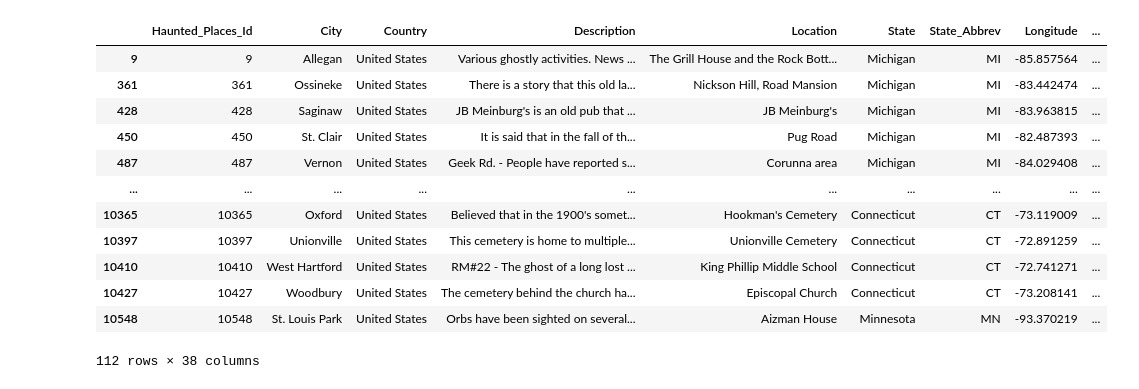
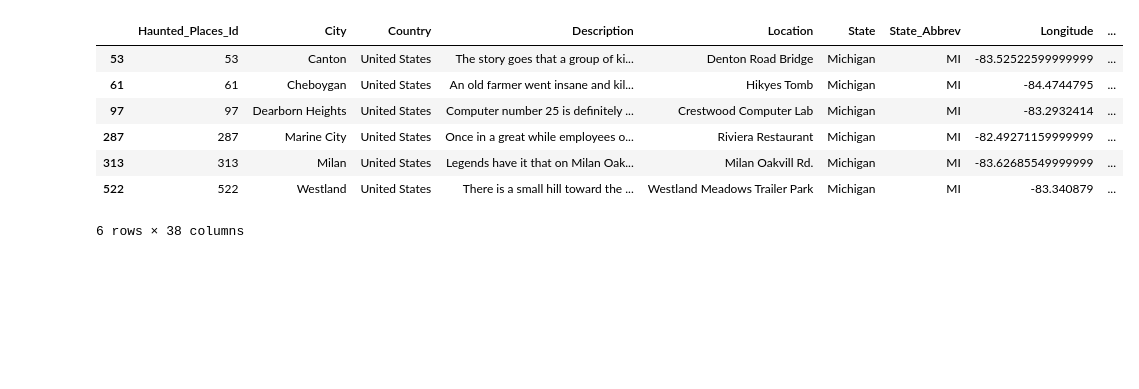
Before and after one commit to dgottschalk03/dsci_550_a1, a Jupyter notebook: dsci_550_a3/a3_traceMap.ipynb, the cells around one changed output. Saved outputs shown, nothing was run; the diff lists cells and outputs as text; code cells hidden in the pictures; blank space fills up the shorter version.

```diff
--- a/dsci_550_a3/a3_traceMap.ipynb
+++ b/dsci_550_a3/a3_traceMap.ipynb
@@ -179,26 +142,45 @@ from dsci_550_a3.dg_dataLoader import load_all_data
 # %%
-
-
 from itertools import chain
 from datetime import date
 
 # Unique Legend Items
 def get_legend_items(df_hp, legend_key):
+
+    # return True and False if Bool
+    if df_hp[legend_key].dtype == 'bool':
+        return ['True', 'False']
+
     s = set().union(*df_hp[legend_key].dropna().str.split(' | ').tolist())
     try:
         s.remove('|')  # remove delimiter if it was caught
     except:
         pass
-    return  list(s)
+    return  sorted(list(s))
+
 
 # Date Range Filter
 def parse_date(s):
     return date(*map(int, s.split('-')))
 
+def convert_date_str(date):
+    return date.strftime('%Y-%m-%d')
+
 def in_date_range(date_list, start_date, end_date):
     return any(start_date <= date <= end_date for date in date_list)
 
-# Main Query Function
+def query_df(query_keys, s):
+
+    # Conver to list if single string is passed
+    if isinstance(query_keys, str):
+        query_keys = [query_keys]
+
+    # Return False if df is null
+    if pd.isna(s) or s is None:
+        return False
+    # Make logical "or" regex and query
+    query_regex = "|".join(map(re.escape, query_keys))
+    return bool(re.search(query_regex, s))
+
 def filter_hp_df(
     hp_df,
     route_df,
@@ -210,11 +192,11 @@ def filter_hp_df(
     filtered_hp_df = hp_df.copy()
 
     if state:
-        filtered_hp_df = filtered_hp_df[filtered_hp_df['State'] == state]
+        filtered_hp_df = filtered_hp_df[filtered_hp_df['State'].apply(lambda s: query_df(state, s))]
     if event_type:
-        filtered_hp_df = filtered_hp_df[filtered_hp_df['Event_Type'].str.contains(event_type, na=False)]
+        filtered_hp_df = filtered_hp_df[filtered_hp_df['Event_Type'].apply(lambda s: query_df(event_type, s))]
     if apparition_type:
-        filtered_hp_df = filtered_hp_df[filtered_hp_df['Apparition_Type'].str.contains(apparition_type, na=False)]
+        filtered_hp_df = filtered_hp_df[filtered_hp_df['Apparition_Type'].apply(lambda s: query_df(apparition_type, s))]
     if haunt_date_range:
         start_date, end_date = map(parse_date, haunt_date_range)
         filtered_hp_df = filtered_hp_df[(filtered_hp_df['Haunted_Places_Date'].apply(lambda x: in_date_range(x, start_date, end_date)))]
@@ -222,7 +204,11 @@ def filter_hp_df(
         holiday = parse_date(holiday)
         filtered_hp_df = filtered_hp_df[filtered_hp_df['Haunted_Places_Date'].apply(lambda x: in_date_range(x, holiday, holiday))]
 
-    haunted_ids = filtered_hp_df['Haunted_Places_Id'].astype(str).tolist()
+    filtered_hp_df['Haunted_Places_Date'] = filtered_hp_df['Haunted_Places_Date'].apply(lambda x: [convert_date_str(y) for y in x])
+
+    filtered_hp_df = filtered_hp_df.astype(str)
+
+    haunted_ids = filtered_hp_df['Haunted_Places_Id'].tolist()
 
     filtered_flight_intersections = {k: v['Routes'] for k, v in flight_intersections.items() if k in haunted_ids}
     filtered_airport_intersections = {k: v['Airports'] for k, v in airport_intersections.items() if k in haunted_ids}
@@ -246,48 +232,44 @@ def filter_hp_df(
     filtered_route_df = route_df.loc[list(relevant_routes)]
     filtered_airport_df = airport_df[airport_df['Id'].isin(relevant_airports) | airport_df['Iata_Code'].isin(relevant_iata_codes)]
 
+    filtered_hp_df = filtered_hp_df.astype(str)
+
     return filtered_hp_df, filtered_route_df, filtered_airport_df
 
 
 
 
 legend_arg = None
-state = None
-event_type = None
+state = 'Michigan'
+event_type = ['Plane_Crash', 'Electronic_Malfunction']
 apparition_type = None
 haunt_date_range = None
-holiday = '1000-10-31'
+holiday = None
 
 
 if not legend_arg:
     legend_arg = {'Event_Type': get_legend_items(hp_df, 'Event_Type')}
 
 filtered_hp_df, filtered_route_df, filtered_airport_df = filter_hp_df(
     hp_df,
     route_df,
     airport_df,
     flight_intersections,
     airport_intersections,
     state,
     event_type,
     apparition_type,
     haunt_date_range,
     holiday,
 )
-# holiday = parse_date(holiday)
-# in_date_range(hp_df['Haunted_Places_Date'][0], holiday, holiday)
+
 filtered_hp_df
 # %% [output]
 |  | Haunted_Places_Id | City | Country | Description | Location | State | State_Abbrev | Longitude | ... |
-| 9 | 9 | Allegan | United States | Various ghostly activities. News ... | The Grill House and the Rock Bott... | Michigan | MI | -85.857564 | ... |
-| 361 | 361 | Ossineke | United States | There is a story that this old la... | Nickson Hill, Road Mansion | Michigan | MI | -83.442474 | ... |
-| 428 | 428 | Saginaw | United States | JB Meinburg's is an old pub that ... | JB Meinburg's | Michigan | MI | -83.963815 | ... |
-| 450 | 450 | St. Clair | United States | It is said that in the fall of th... | Pug Road | Michigan | MI | -82.487393 | ... |
-| 487 | 487 | Vernon | United States | Geek Rd. - People have reported s... | Corunna area | Michigan | MI | -84.029408 | ... |
-| ... | ... | ... | ... | ... | ... | ... | ... | ... | ... |
-| 10365 | 10365 | Oxford | United States | Believed that in the 1900's somet... | Hookman's Cemetery | Connecticut | CT | -73.119009 | ... |
-| 10397 | 10397 | Unionville | United States | This cemetery is home to multiple... | Unionville Cemetery | Connecticut | CT | -72.891259 | ... |
-| 10410 | 10410 | West Hartford | United States | RM#22 - The ghost of a long lost ... | King Phillip Middle School | Connecticut | CT | -72.741271 | ... |
-| 10427 | 10427 | Woodbury | United States | The cemetery behind the church ha... | Episcopal Church | Connecticut | CT | -73.208141 | ... |
-| 10548 | 10548 | St. Louis Park | United States | Orbs have been sighted on several... | Aizman House | Minnesota | MN | -93.370219 | ... |
+| 53 | 53 | Canton | United States | The story goes that a group of ki... | Denton Road Bridge | Michigan | MI | -83.52522599999999 | ... |
+| 61 | 61 | Cheboygan | United States | An old farmer went insane and kil... | Hikyes Tomb | Michigan | MI | -84.4744795 | ... |
+| 97 | 97 | Dearborn Heights | United States | Computer number 25 is definitely ... | Crestwood Computer Lab | Michigan | MI | -83.2932414 | ... |
+| 287 | 287 | Marine City | United States | Once in a great while employees o... | Riviera Restaurant | Michigan | MI | -82.49271159999999 | ... |
+| 313 | 313 | Milan | United States | Legends have it that on Milan Oak... | Milan Oakvill Rd. | Michigan | MI | -83.62685549999999 | ... |
+| 522 | 522 | Westland | United States | There is a small hill toward the ... | Westland Meadows Trailer Park | Michigan | MI | -83.340879 | ... |
-112 rows × 38 columns
+6 rows × 38 columns
```
Also changed, not shown: parts of 8 cells of this notebook, 7 other files.
